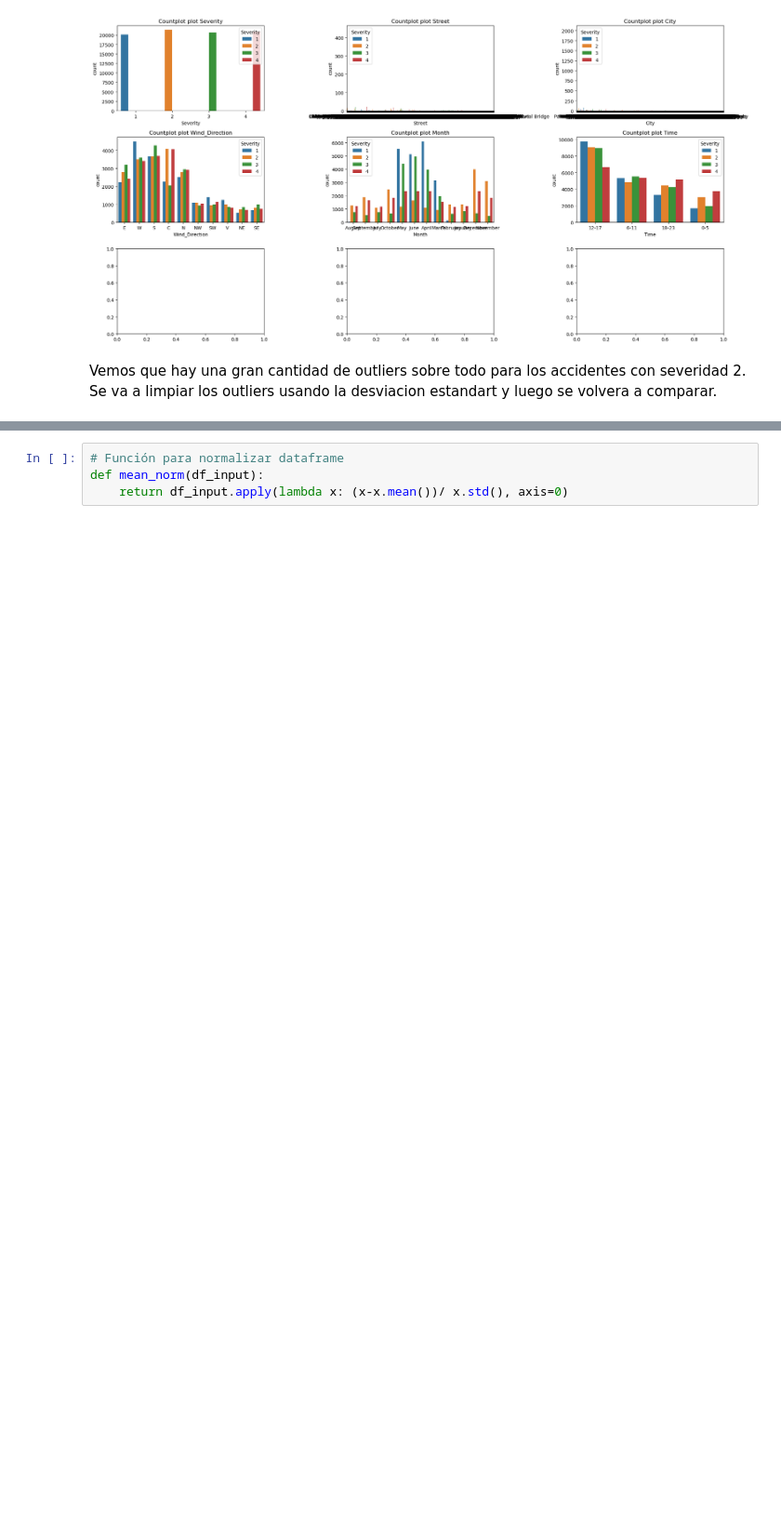
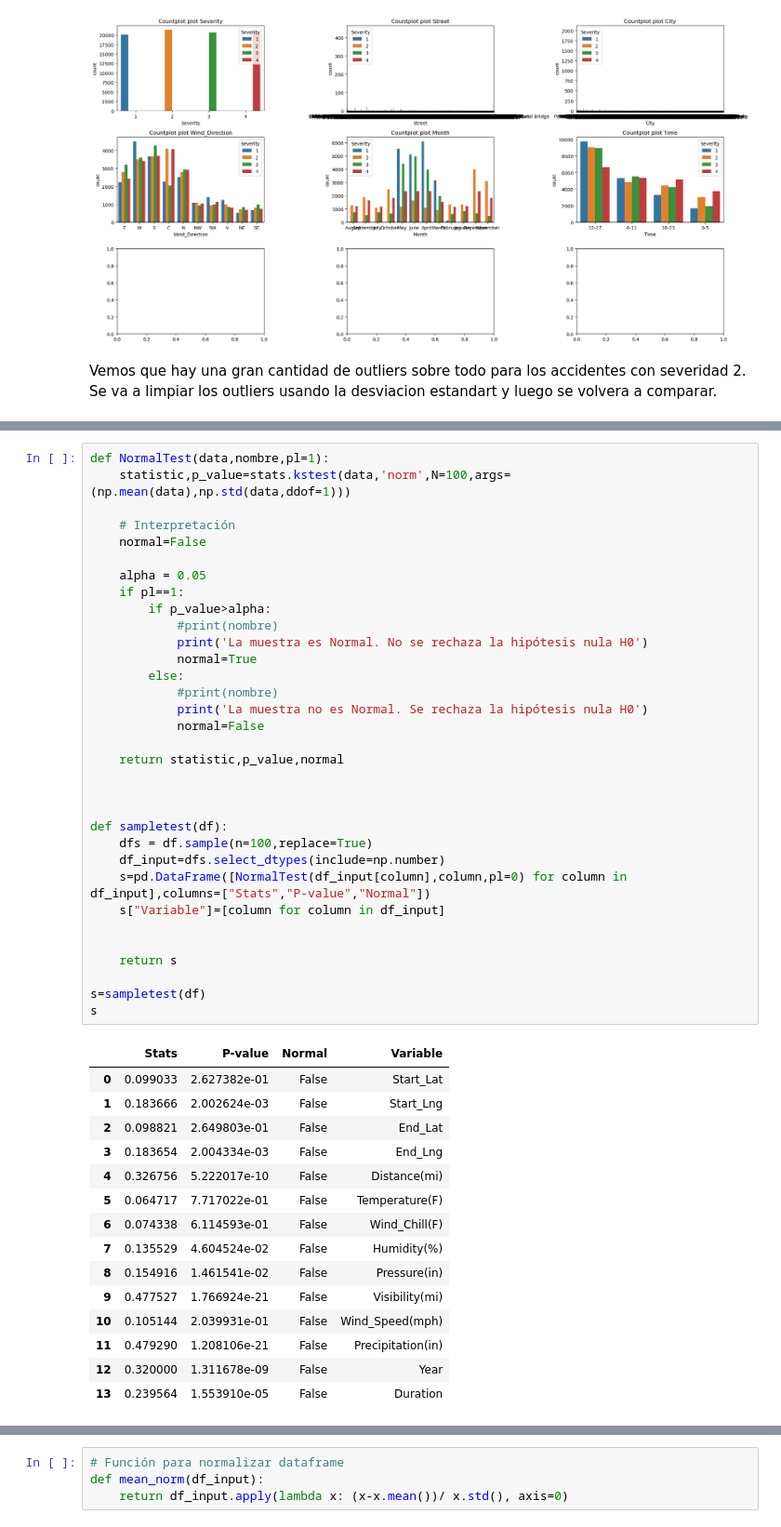
Before and after one commit to AdrianVega96/PRA2_tipologia_uoc, a Jupyter notebook: PRA2.ipynb, the cells around one changed output, grey strips where cells are left out. Shown at 93% size. Drawn from its saved outputs; the diff is of its cells as text; blank space fills up the shorter version.

```diff
--- a/PRA2.ipynb
+++ b/PRA2.ipynb
@@ -382,0 +873,49 @@ Index(['Severity', 'Start_Lat', 'Start_Lng', 'End_Lat', 'End_Lng',
+# %%
+def NormalTest(data,nombre,pl=1):
+    statistic,p_value=stats.kstest(data,'norm',N=100,args=(np.mean(data),np.std(data,ddof=1)))
+
+    # Interpretación
+    normal=False
+
+    alpha = 0.05
+    if pl==1:
+        if p_value>alpha:
+            #print(nombre)
+            print('La muestra es Normal. No se rechaza la hipótesis nula H0')
+            normal=True
+        else:
+            #print(nombre)
+            print('La muestra no es Normal. Se rechaza la hipótesis nula H0')
+            normal=False
+
+    return statistic,p_value,normal
+
+
+
+def sampletest(df):
+    dfs = df.sample(n=100,replace=True)
+    df_input=dfs.select_dtypes(include=np.number)
+    s=pd.DataFrame([NormalTest(df_input[column],column,pl=0) for column in df_input],columns=["Stats","P-value","Normal"])
+    s["Variable"]=[column for column in df_input]
+
+
+    return s
+
+s=sampletest(df)
+s
+# %% [output]
+|  | Stats | P-value | Normal | Variable |
+| 0 | 0.099033 | 2.627382e-01 | False | Start_Lat |
+| 1 | 0.183666 | 2.002624e-03 | False | Start_Lng |
+| 2 | 0.098821 | 2.649803e-01 | False | End_Lat |
+| 3 | 0.183654 | 2.004334e-03 | False | End_Lng |
+| 4 | 0.326756 | 5.222017e-10 | False | Distance(mi) |
+| 5 | 0.064717 | 7.717022e-01 | False | Temperature(F) |
+| 6 | 0.074338 | 6.114593e-01 | False | Wind_Chill(F) |
+| 7 | 0.135529 | 4.604524e-02 | False | Humidity(%) |
+| 8 | 0.154916 | 1.461541e-02 | False | Pressure(in) |
+| 9 | 0.477527 | 1.766924e-21 | False | Visibility(mi) |
+| 10 | 0.105144 | 2.039931e-01 | False | Wind_Speed(mph) |
+| 11 | 0.479290 | 1.208106e-21 | False | Precipitation(in) |
+| 12 | 0.320000 | 1.311678e-09 | False | Year |
+| 13 | 0.239564 | 1.553910e-05 | False | Duration |
```
Also changed, not shown: parts of 46 cells of this notebook.
